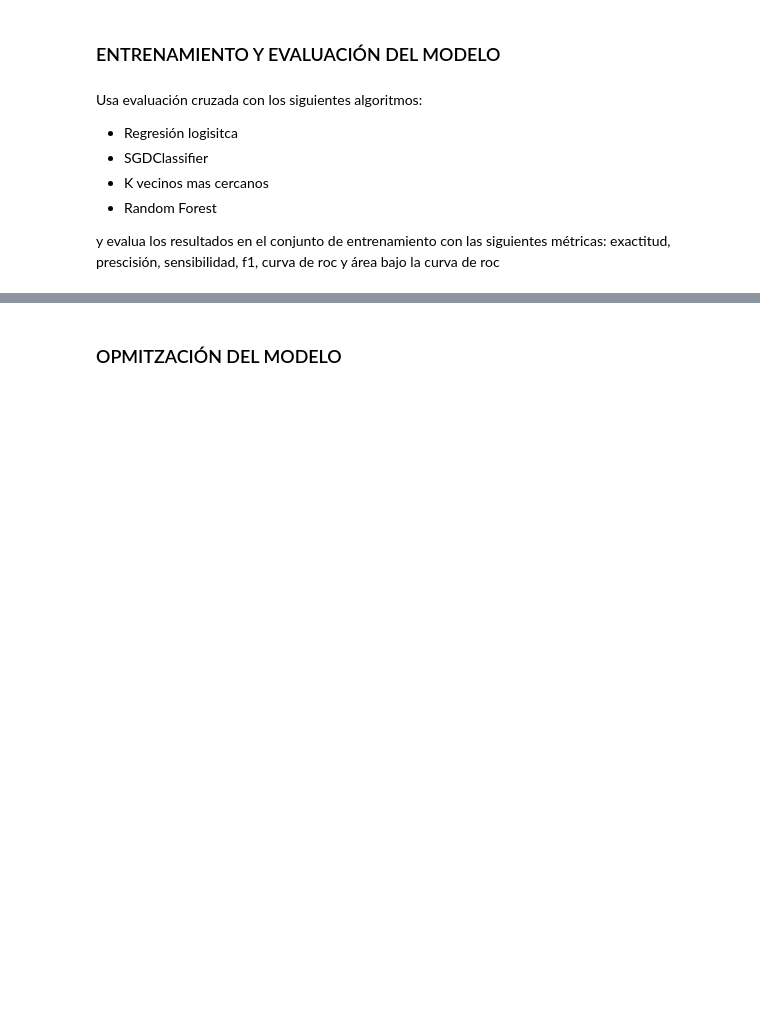
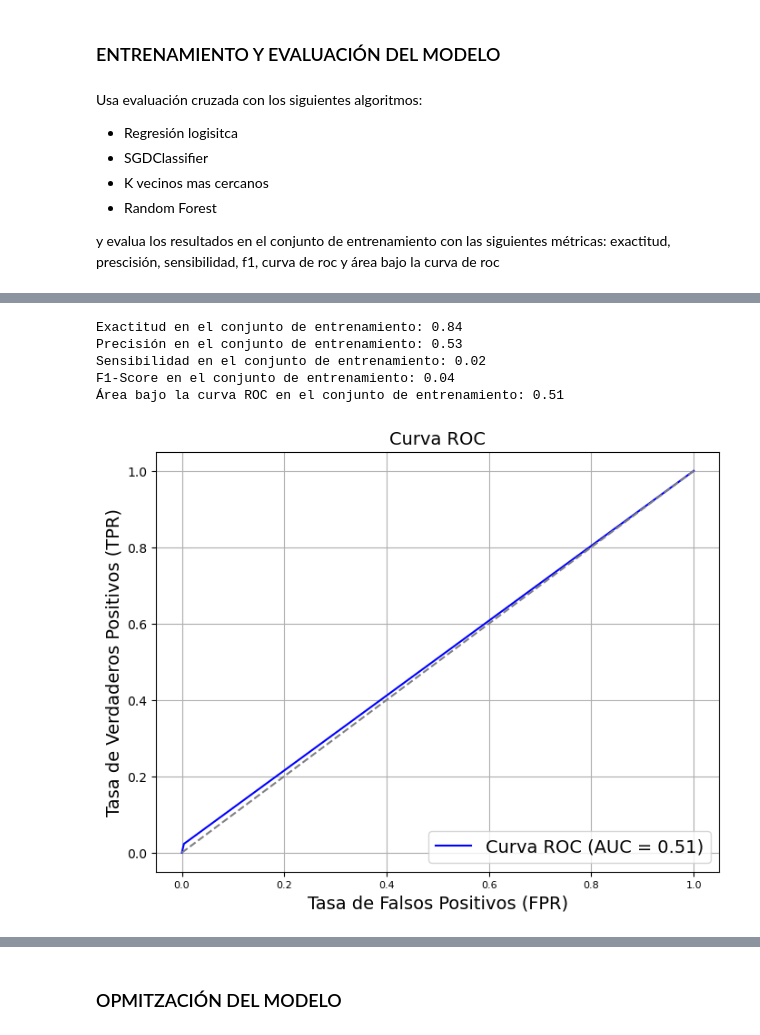
Before and after one commit to Mario-Lopez-Gonzalez/Python_clase, a Jupyter notebook: SAPA/Ejercicios/2_8Ejercicios.ipynb, the cells around one changed output, grey strips where cells are left out. Cells and saved outputs as stored; diff of their text form; code cells hidden in the pictures; blank space fills up the shorter version.

```diff
--- a/SAPA/Ejercicios/2_8Ejercicios.ipynb
+++ b/SAPA/Ejercicios/2_8Ejercicios.ipynb
@@ -263,0 +325,53 @@ Precisión en el conjunto de prueba: 0.83
+# %%
+# Crear el modelo de regresión logística
+
+modelo_reg = make_pipeline(preprocessing,LogisticRegression(max_iter=10000)) # Salta warning pidiendo mas iteraciones
+
+# Entrenar el modelo
+modelo_reg.fit(X_train, y_train)
+
+# Predecir en el conjunto de entrenamiento
+y_train_pred = modelo_reg.predict(X_train)
+
+# Calcular la exactitud
+train_accuracy_reg = accuracy_score(y_train, y_train_pred)
+
+# Calcular la precision
+train_precision_reg = precision_score(y_train, y_train_pred)
+
+# Calcular la sensibildiad
+train_recall_reg = recall_score(y_train, y_train_pred)
+
+# Calcular el F-1
+train_f1_reg = f1_score(y_train, y_train_pred)
+
+# Calcular la curva de ROC
+fpr, tpr, thresholds = roc_curve(y_train, y_train_pred)
+
+# Calcular el area bajo la curva de ROC
+train_roc_reg = roc_auc_score(y_train, y_train_pred)
+
+# Mostrar resultados
+print(f'Exactitud en el conjunto de entrenamiento: {train_accuracy_reg:.2f}')
+print(f'Precisión en el conjunto de entrenamiento: {train_precision_reg:.2f}')
+print(f'Sensibilidad en el conjunto de entrenamiento: {train_recall_reg:.2f}')
+print(f'F1-Score en el conjunto de entrenamiento: {train_f1_reg:.2f}')
+print(f'Área bajo la curva ROC en el conjunto de entrenamiento: {train_roc_reg:.2f}')
+
+# Graficar la Curva ROC
+plt.figure(figsize=(8, 6))
+plt.plot(fpr, tpr, color='blue', label=f'Curva ROC (AUC = {train_roc_reg:.2f})')
+plt.plot([0, 1], [0, 1], color='gray', linestyle='--')  # Línea diagonal de referencia
+plt.xlabel('Tasa de Falsos Positivos (FPR)')
+plt.ylabel('Tasa de Verdaderos Positivos (TPR)')
+plt.title('Curva ROC')
+plt.legend(loc="lower right")
+plt.grid(True)
+plt.show()
+# %% [output]
+Exactitud en el conjunto de entrenamiento: 0.84
+Precisión en el conjunto de entrenamiento: 0.53
+Sensibilidad en el conjunto de entrenamiento: 0.02
+F1-Score en el conjunto de entrenamiento: 0.04
+Área bajo la curva ROC en el conjunto de entrenamiento: 0.51
+[figure, added]
```
Also changed, not shown: parts of 13 cells of this notebook, 1 other file.
